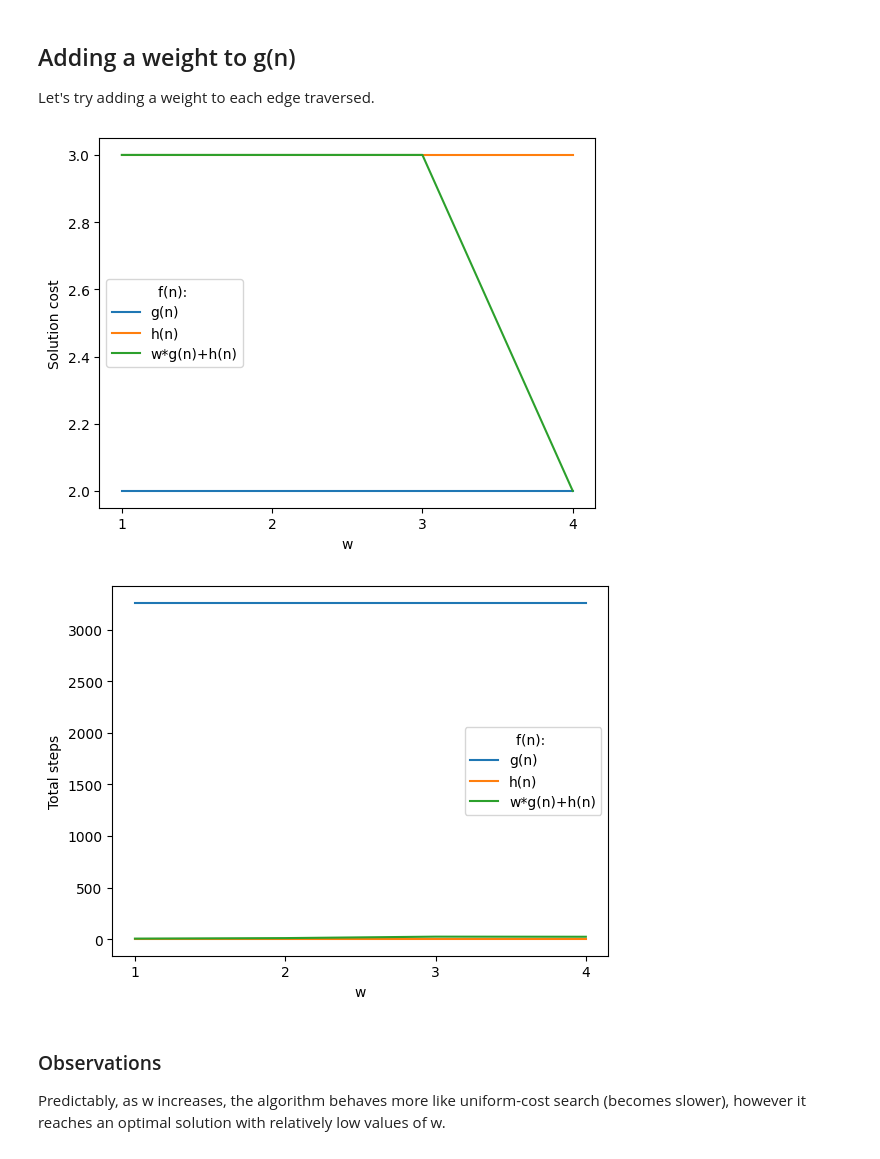
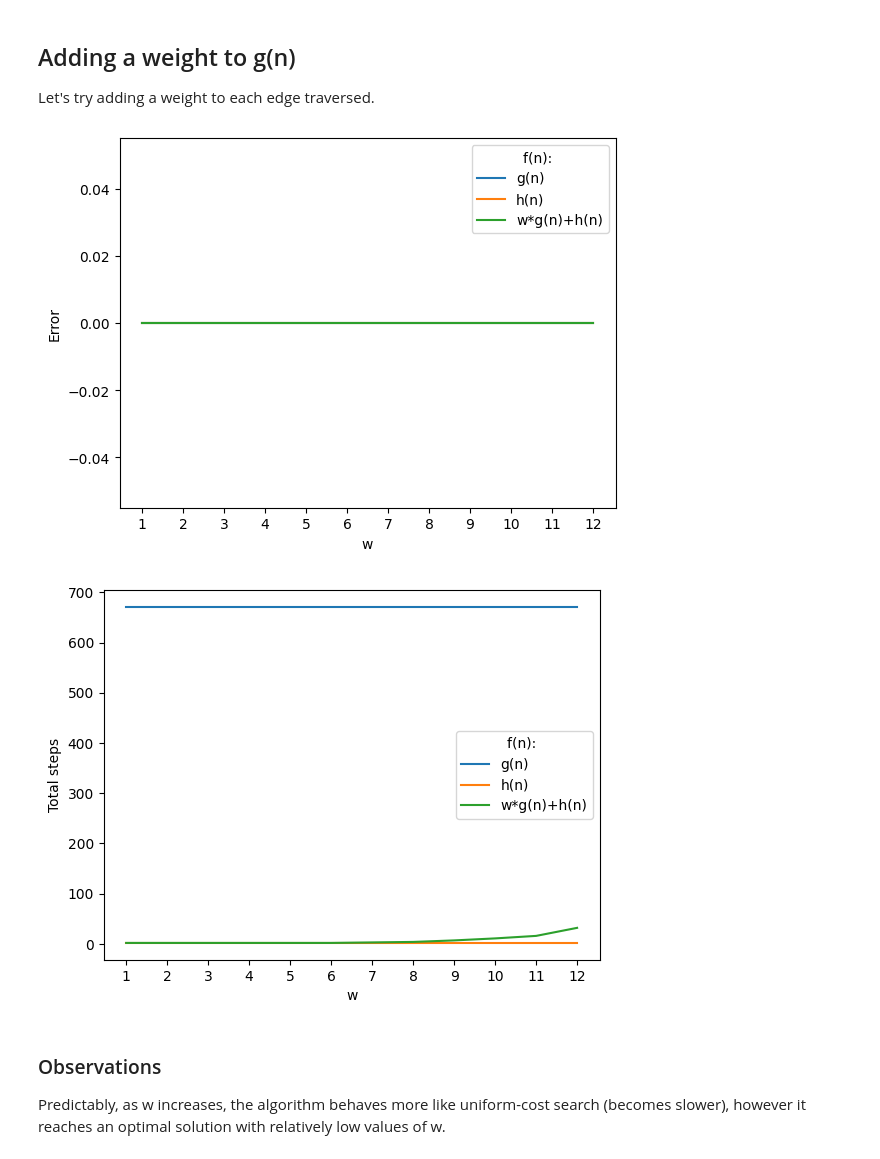
Before and after one commit to Guido-Pio-Natalizio/computational-intelligence, a Jupyter notebook: Lab1-astar.ipynb, the cells around one changed output. Saved outputs shown, nothing was run; the diff lists cells and outputs as text; code cells hidden in the pictures.

```diff
--- a/Lab1-astar.ipynb
+++ b/Lab1-astar.ipynb
@@ -42,16 +43,22 @@ def goal_check(state): # function to check if we found a set cover
 
 assert goal_check(State(set(range(NUM_SETS)), set())), "Problem not solvable" # check if the problem is solvable
 # %%
-def distance(state):
+def heur1(state):
     return PROBLEM_SIZE - np.sum(reduce(np.logical_or, [SETS[i] for i in state.taken], [False for _ in range(PROBLEM_SIZE)]))
 # %%
-def find_solution(f = lambda s: len(s.taken), verbose=True): #f is the function that calculates the cost of reaching a state
+def find_solution(f = lambda s: len(s.taken), verbose=True, ubound=10000): #f is the function that calculates the cost of reaching a state
     frontier = queue.PriorityQueue()
     frontier.put((0, State(set(), set(range(NUM_SETS)))))  #initial state
     _, curr_state = frontier.get()
     counter = 0
     while not goal_check(curr_state):
         counter += 1
+        if verbose:
+            print(counter)
+        if ubound and ubound < counter:
+            del frontier
+            print("Computation timed out")
+            return -1, counter
         for action in curr_state.not_taken:
             new_state = State(curr_state.taken ^ {action}, curr_state.not_taken ^ {action}) #using XOR for both operations
             frontier.put((f(new_state), new_state))
@@ -59,6 +66,7 @@ def find_solution(f = lambda s: len(s.taken), verbose=True): #f is the function
     if verbose:
         print("Found solution", curr_state.taken ,"in", counter, "steps.\nCost:", len(curr_state.taken))
         draw_sol(np.vstack([SETS[i] for i in curr_state.taken]))
+    del frontier
     return len(curr_state.taken), counter
 # %% [markdown]
 Let's calculate solutions with breadth-first and greedy best-first algorithms to use them as a benchmark:
@@ -73,5 +96,5 @@ Cost: 2
 # %% [markdown]
 ## Greedy Best First
 # %%
-gbf_cost, gbf_steps = find_solution(distance)
+gbf_cost, gbf_steps = find_solution(heur1)
 # %% [output]
@@ -93,5 +118,5 @@ The metric used to calculate the priority is
 - g = number of sets taken
 - h = number of spots left to fill
 # %%
-curr_cost, curr_steps = find_solution(lambda s: distance(s) + len(s.taken));
+curr_cost, curr_steps = find_solution(lambda s: heur1(s) + len(s.taken))
 # %% [output]
@@ -107,36 +134,35 @@ Let's try adding a weight to each edge traversed.
 # %%
 w = 1
 costs = []
 steps = []
-costs.append(curr_cost)
+costs.append(curr_cost - bf_cost)
 steps.append(curr_steps)
-if curr_cost > bf_cost:
-    while curr_cost is None or curr_cost > bf_cost:
-        w += 1
-        curr_cost, curr_steps = find_solution(lambda s: distance(s) + w * len(s.taken), verbose=False)
-        costs.append(curr_cost)
-        steps.append(curr_steps)
+for w in range(1, int(0.5 * PROBLEM_SIZE)):
+            w += 1
+            curr_cost, curr_steps = find_solution(lambda s: heur1(s) + w * len(s.taken), verbose=False)
+            costs.append(curr_cost - bf_cost)
+            steps.append(curr_steps)
 
-    draw_plots(w+1, plots={
-        "g(n)": [bf_cost for _ in range(1, w+1)],
-        "h(n)": [gbf_cost for _ in range(1, w+1)],
-        "w*g(n)+h(n)": costs
+draw_plots(w+1, plots={
+    "g(n)": [0 for _ in range(1, w+1)],
+    "h(n)": [gbf_cost - bf_cost for _ in range(1, w+1)],
+    "w*g(n)+h(n)": costs
     },
     xlabel="w",
-    ylabel="Solution cost",
+    ylabel="Error",
     legend_title="f(n): ")
 
-    draw_plots(w+1, plots={
-        "g(n)": [bf_steps for _ in range(1, w+1)],
-        "h(n)": [gbf_steps for _ in range(1, w+1)],
-        "w*g(n)+h(n)": steps
+draw_plots(w+1, plots={
+    "g(n)": [bf_steps for _ in range(1, w+1)],
+    "h(n)": [gbf_steps for _ in range(1, w+1)],
+    "w*g(n)+h(n)": steps
     },
     xlabel="w",
     ylabel="Total steps",
     legend_title="f(n): ")
 # %% [output]
-[figure, old version]
+[figure, new version]
-[figure, old version]
+[figure, new version]
 # %% [markdown]
 ### Observations
 Predictably, as w increases, the algorithm behaves more like uniform-cost search (becomes slower), however it reaches an optimal solution with relatively low values of w.
```
Also changed, not shown: parts of 15 cells of this notebook.
